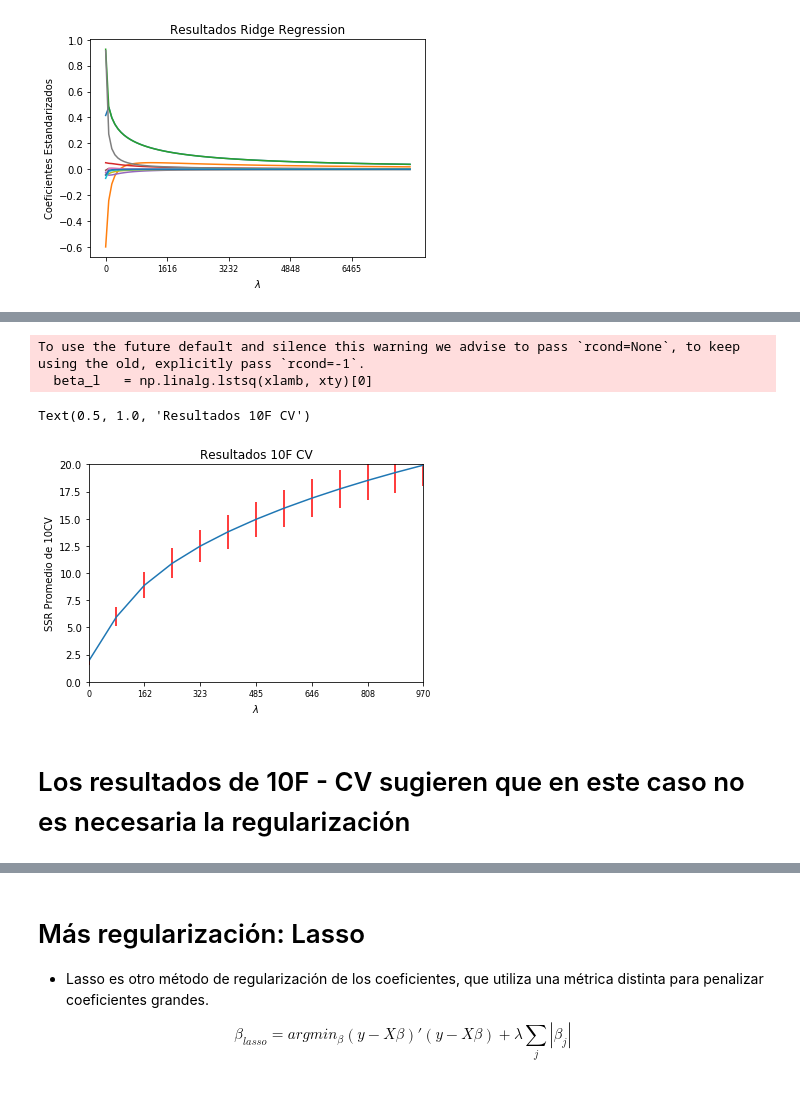
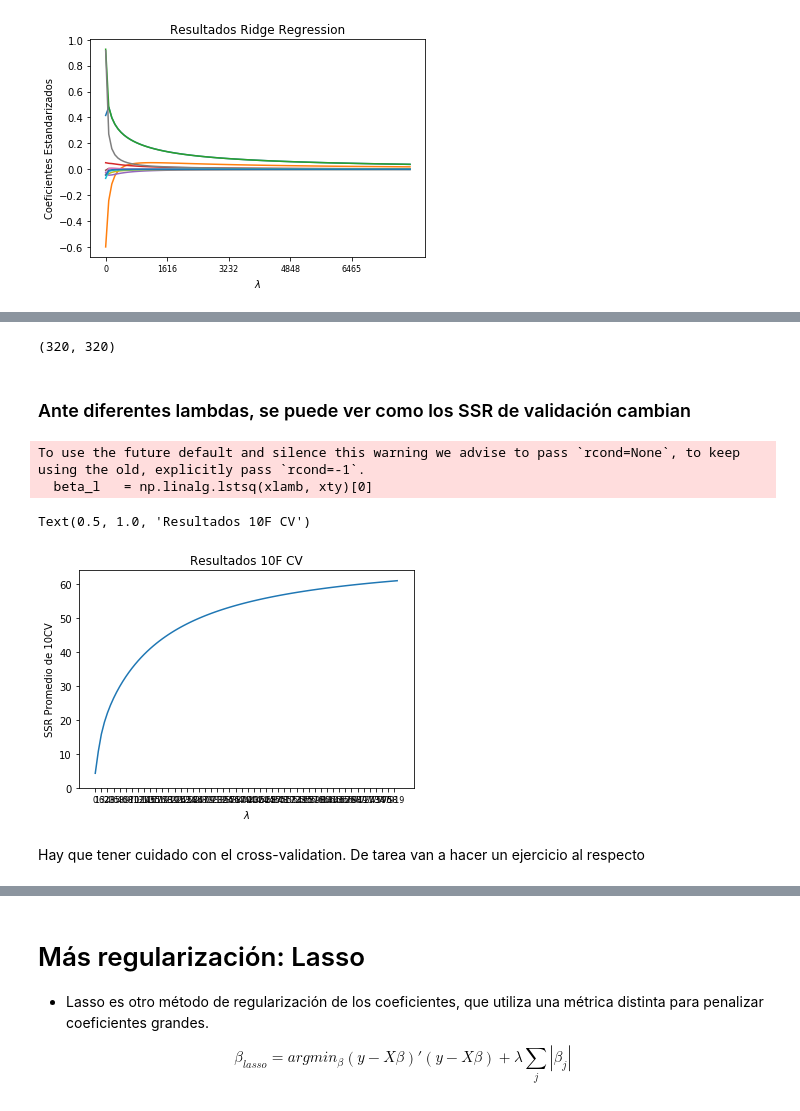
Before and after one commit to cgrandet/CIDE_DS, a Jupyter notebook: Clases/Clase_5_ModelosLineales.ipynb, the cells around one changed output, grey strips where cells are left out. Cells and saved outputs as stored; diff of their text form; code cells hidden in the pictures.

Commit message:
cambios a clase 5 para regularización y a clase 6

```diff
--- a/Clases/Clase_5_ModelosLineales.ipynb
+++ b/Clases/Clase_5_ModelosLineales.ipynb
@@ -1175,0 +1358,2 @@ Text(0.5, 1.0, 'Resultados Ridge Regression')
+# %%
+yy_std   = (saldo- np.nanmean(saldo,axis=0))/np.std(saldo,axis=0)
@@ -1175,0 +1371,12 @@ Text(0.5, 1.0, 'Resultados Ridge Regression')
+# %%
+# importemos el método
+from sklearn.linear_model import LinearRegression
+# llamemos el método, con alpha = 1.0
+clf = LinearRegression()
+# Ajustemos el modelo
+clf.fit(X_train, y_train)
+# imprimamos los coeficientes estimados
+coef_scikit = pd.DataFrame(clf.coef_.T, index= labs_x, columns=['Scikit_Learn'])
+y_train_predict = clf.predict(X_train)
+y_test_predict = clf.predict(X_test)
+print(coef_scikit)
@@ -1175,0 +1414,12 @@ Text(0.5, 1.0, 'Resultados Ridge Regression')
+# %%
+# importemos el método
+from sklearn.linear_model import Ridge
+# llamemos el método, con alpha = 1.0
+clf = Ridge(alpha= 1)
+# Ajustemos el modelo
+clf.fit(X_train, y_train)
+# imprimamos los coeficientes estimados
+coef_scikit_ridge = pd.DataFrame(clf.coef_.T, index= labs_x, columns=['Scikit_Learn'])
+y_train_predict_ridge = clf.predict(X_train)
+y_test_predict_ridge = clf.predict(X_test)
+print(coef_scikit_ridge)
@@ -1176,48 +1606,45 @@ Text(0.5, 1.0, 'Resultados Ridge Regression')
+# %%
+len(X_train), len(y_train)
+# %% [output]
+(320, 320)
+# %% [markdown]
+### Ante diferentes lambdas, se puede ver como los SSR de validación cambian
 # %%
 # cross-validation:
 K =10
 cv_grp = np.random.multinomial(1,[1.0/K]*K, N)
 SSRCv  = np.zeros((LL,K))
 for k in range(K):
-    # asignación en grupos
-    ind_train = cv_grp[:,k]==0
-    nobs_train = ind_train.sum()
-    ind_valid = cv_grp[:,k]==1
-    # variables
-    y_train   = yy_std[ind_train]
-    y_valid   = yy_std[ind_valid]
-    x_train   = prex_std[ind_train,:]
-    x_valid   = prex_std[ind_valid,:]
+
     # listos para loop sobre los lambdas
     counter = 0
     for lamb in Llin:
         # primero la matriz
-        xlamb  = np.dot(x_train.T,x_train) + lamb*np.eye(11)
-        xty    = np.dot(x_train.T,y_train)
+        xlamb  = np.dot(X_train.T,X_train) + lamb*np.eye(11)
+        xty    = np.dot(X_train.T,y_train)
         # probemos con la función lstsq
         beta_l   = np.linalg.lstsq(xlamb, xty)[0]
         # ahora miremos el método usual
         beta_l   = np.dot(np.linalg.inv(xlamb), xty)
         # ssr en validación
-        yhat_valid = np.dot(x_valid,beta_l.reshape((11,1)))
-        y_diff     = y_valid - yhat_valid
+        yhat_valid = np.dot(X_test,beta_l.reshape((11,1)))
+        y_diff     = yhat_valid - y_test
         ssr        = np.dot(y_diff.T, y_diff)
         SSRCv[counter,k] = ssr[0,0]
         counter += 1
 #pd.DataFrame(SSRCv.T).mean().loc[:10].plot()
 meancv = pd.DataFrame(SSRCv.T).mean().values
 semcv  = pd.DataFrame(SSRCv.T).sem().values
 plt.plot(meancv)
 plt.bar(np.arange(100),meancv, fc='w',ec='w', align='center', yerr=1.96*semcv, ecolor='r')
 plt.xticks(np.arange(100)[::2],np.round(Llin[::2],decimals=0).astype('int'), fontsize=8)
-plt.axis([0,12,0,20])
 plt.xlabel('$\lambda$')
 plt.ylabel('SSR Promedio de 10CV')
 plt.title('Resultados 10F CV')
 # %% [output]
 To use the future default and silence this warning we advise to pass `rcond=None`, to keep using the old, explicitly pass `rcond=-1`.
   beta_l   = np.linalg.lstsq(xlamb, xty)[0]
 Text(0.5, 1.0, 'Resultados 10F CV')
-[figure, old version]
+[figure, new version]
-# %% [markdown]
-# Los resultados de 10F - CV sugieren que en este caso no es necesaria la regularización
+# %% [markdown]
+Hay que tener cuidado con el cross-validation. De tarea van a hacer un ejercicio al respecto
```
Also changed, not shown: parts of 53 cells of this notebook, 1 other file.
